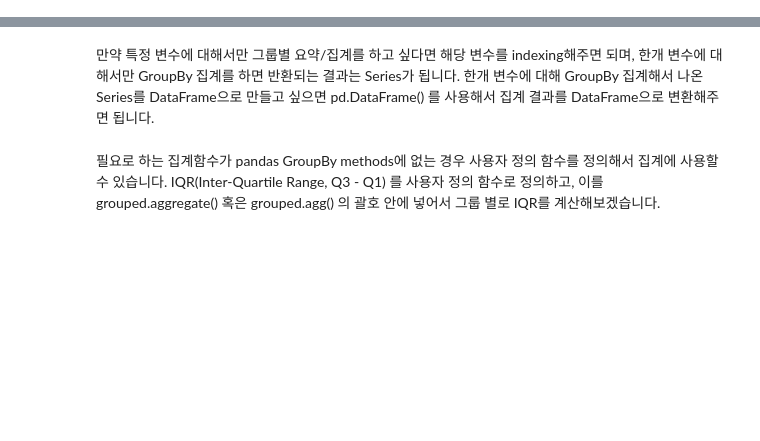
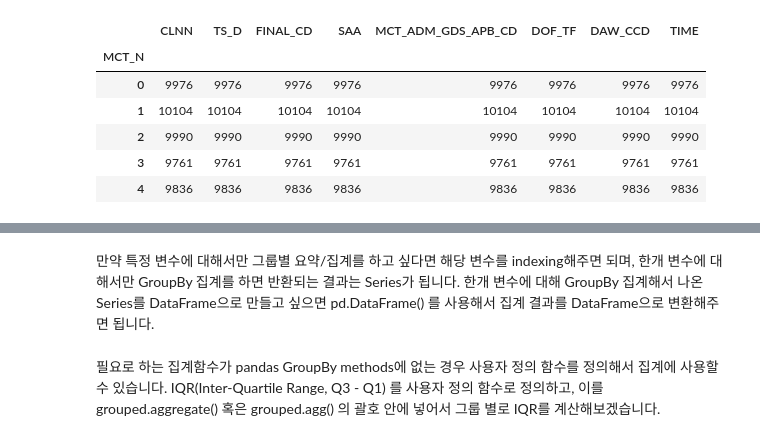
Before and after one commit to mchoimis/-, a Jupyter notebook: test_pandas.ipynb, the cells around one changed output, grey strips where cells are left out. Saved outputs shown, nothing was run; the diff lists cells and outputs as text; code cells hidden in the pictures; blank space fills up the shorter version.

```diff
--- a/test_pandas.ipynb
+++ b/test_pandas.ipynb
@@ -31,0 +155,10 @@ import matplotlib.pyplot as plt
+# %%
+grouped.count().head()
+# %% [output]
+|  | CLNN | TS_D | FINAL_CD | SAA | MCT_ADM_GDS_APB_CD | DOF_TF | DAW_CCD | TIME |
+| MCT_N |  |  |  |  |  |  |  |  |
+| 0 | 9976 | 9976 | 9976 | 9976 | 9976 | 9976 | 9976 | 9976 |
+| 1 | 10104 | 10104 | 10104 | 10104 | 10104 | 10104 | 10104 | 10104 |
+| 2 | 9990 | 9990 | 9990 | 9990 | 9990 | 9990 | 9990 | 9990 |
+| 3 | 9761 | 9761 | 9761 | 9761 | 9761 | 9761 | 9761 | 9761 |
+| 4 | 9836 | 9836 | 9836 | 9836 | 9836 | 9836 | 9836 | 9836 |
```
Also changed, not shown: parts of 26 cells of this notebook.
